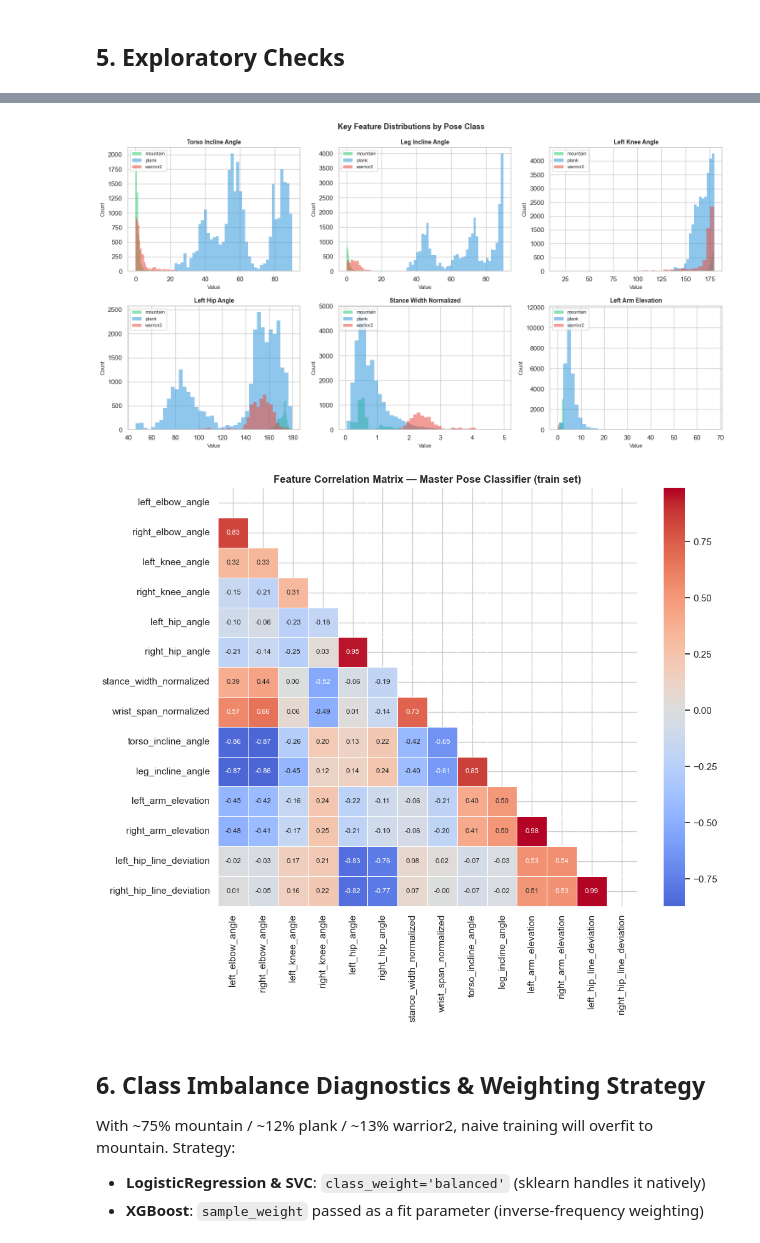
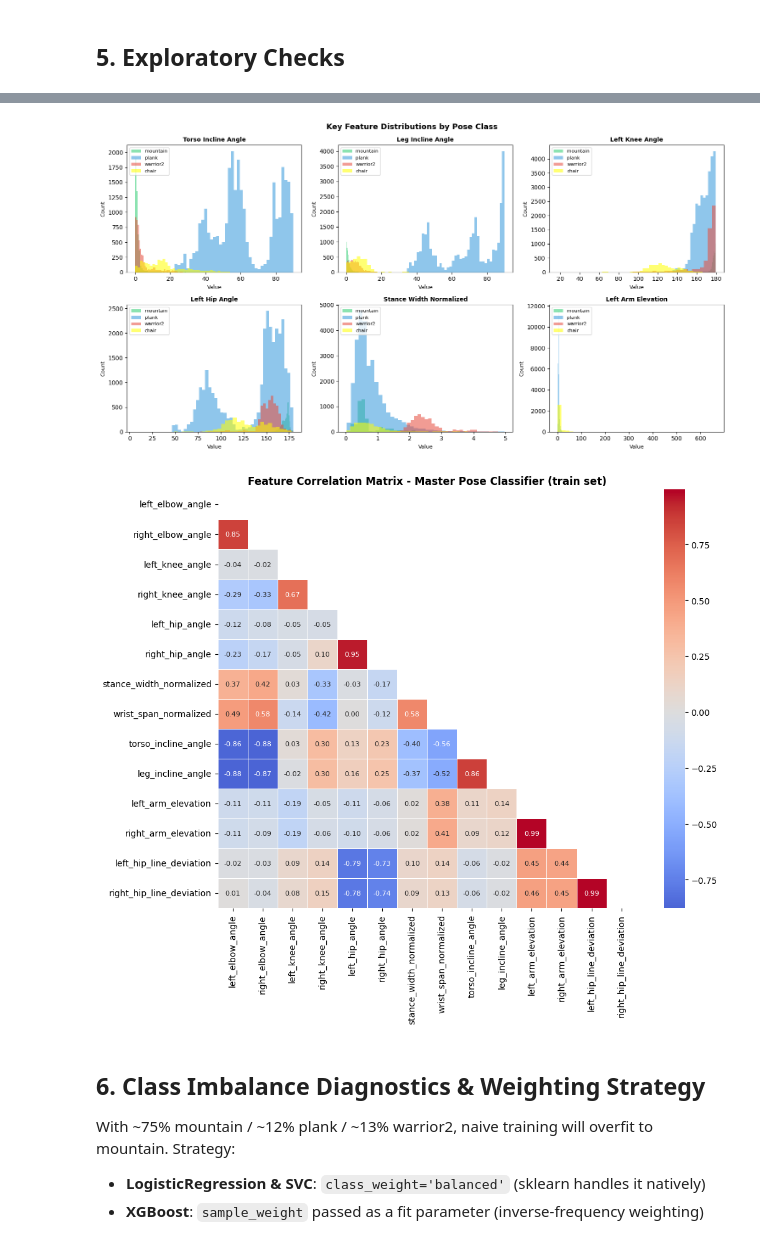
Before and after one commit to aayush-12321/YogAI_Project, a Jupyter notebook: src/models/training/master_model.ipynb, the cells around one changed output, grey strips where cells are left out. Drawn from its saved outputs; the diff is of its cells as text; code cells hidden in the pictures.

Commit message:
chair pose added in master model

```diff
--- a/src/models/training/master_model.ipynb
+++ b/src/models/training/master_model.ipynb
@@ -511,7 +514,8 @@ highlight_features = [
 palette = {
     "mountain": "#2ecc71",   # Green
     "plank": "#3498db",      # Blue
-    "warrior2": "#e74c3c"    # Red/Coral
+    "warrior2": "#e74c3c",    # Red/Coral
+    "chair": "yellow"
 }
 
 # Create the EDA DataFrame from your features (X) and labels (y)
@@ -526,34 +530,34 @@ axes_flat = axes.flatten()
 # Loop through each highlighted feature and its corresponding subplot axis
 for ax, feat in zip(axes_flat, highlight_features):
     # Plot each pose's distribution individually to mimic the original layered histogram style
     for pose_label, color in palette.items():
         vals = df_eda.loc[df_eda["pose"] == pose_label, feat].dropna()
 
         ax.hist(
             vals,
             bins=40,
             alpha=0.55,
             label=pose_label,
             color=color,
             edgecolor="none"  # Removed invalid 'showfliers=False' argument
         )
 
     # Styling and formatting matching image_058c4a.png
     ax.set_title(feat.replace("_", " ").title(), fontsize=10, weight="bold")
     ax.set_xlabel("Value", fontsize=9)
     ax.set_ylabel("Count", fontsize=9)
     ax.legend(fontsize=8, loc="upper left")
 
 # Global Layout & Saving
 plt.suptitle("Key Feature Distributions by Pose Class", fontsize=13, weight="bold")
 plt.tight_layout()
 
 # Save the figure to your designated images directory
 os.makedirs(DIR_IMAGES, exist_ok=True)
 plt.savefig(DIR_IMAGES / f"{POSE_NAME}_feature_distributions.png", dpi=150, bbox_inches="tight")
 plt.show()
 # %% [output]
-[figure, old version]
+[figure, new version]
 # %%
 #  Feature correlation heatmap ─
 fig, ax = plt.subplots(figsize=(11, 9))
@@ -564,13 +568,13 @@ sns.heatmap(
     cmap="coolwarm", center=0, ax=ax,
     linewidths=0.5, square=True, annot_kws={"size": 8},
 )
-ax.set_title("Feature Correlation Matrix — Master Pose Classifier (train set)",
+ax.set_title("Feature Correlation Matrix - Master Pose Classifier (train set)",
              fontsize=12, weight="bold")
 plt.tight_layout()
 plt.savefig(DIR_IMAGES / f"{POSE_NAME}_correlation_heatmap.png", dpi=150, bbox_inches="tight")
 plt.show()
 # %% [output]
-[figure, old version]
+[figure, new version]
 # %% [markdown]
 ## 6. Class Imbalance Diagnostics & Weighting Strategy
 
```
Also changed, not shown: parts of 19 cells of this notebook, 23 other files.
